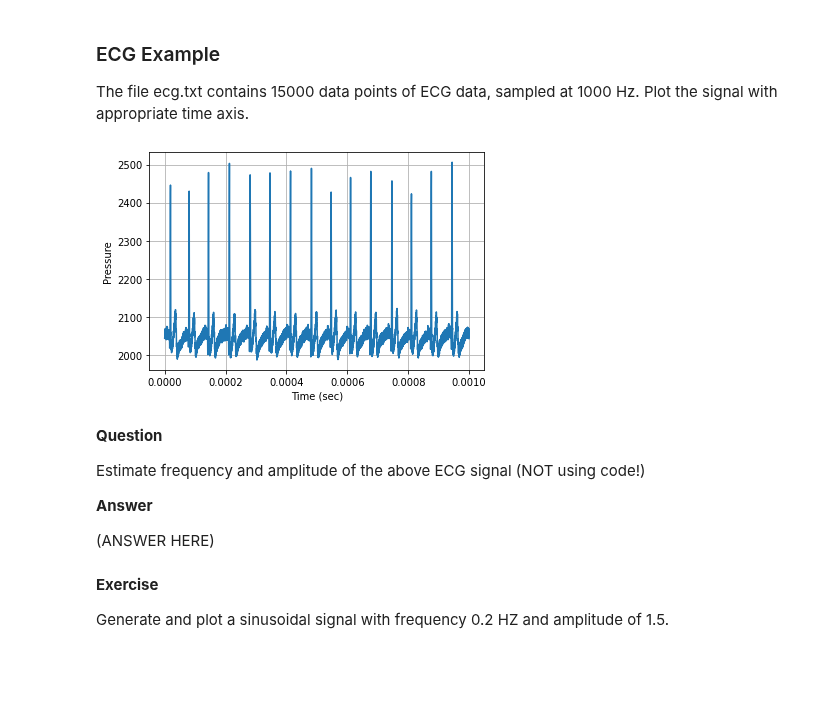
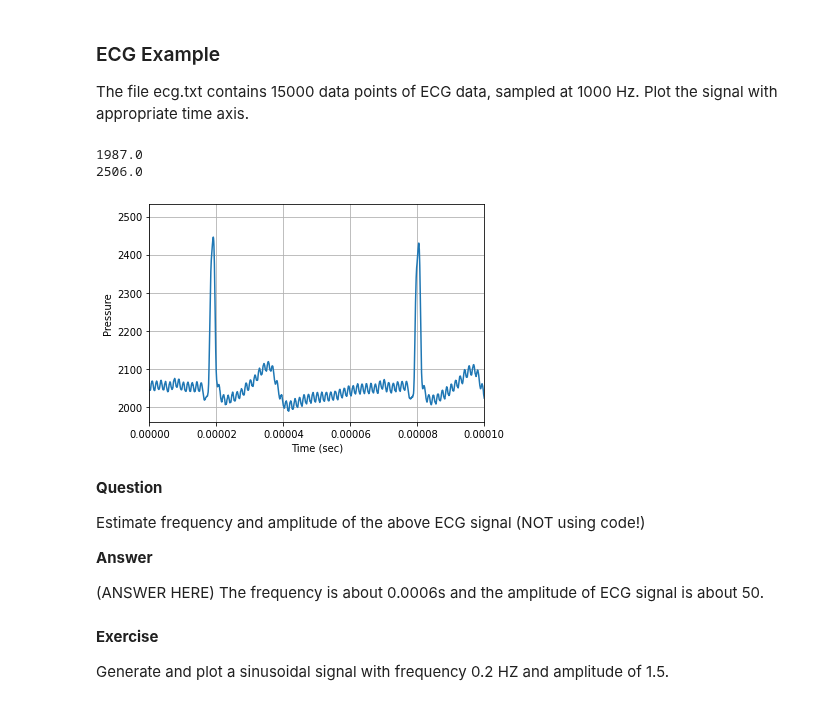
Before and after one commit to anaaparamesh/Week2_Public, a Jupyter notebook: Notebooks/02_SignalsProcessing/SignalsProcessing_Exercises.ipynb, the cells around one changed output. Drawn from its saved outputs; the diff is of its cells as text; code cells hidden in the pictures; blank space fills up the shorter version.

Commit message:
graphed the ECG

```diff
--- a/Notebooks/02_SignalsProcessing/SignalsProcessing_Exercises.ipynb
+++ b/Notebooks/02_SignalsProcessing/SignalsProcessing_Exercises.ipynb
@@ -38,16 +38,21 @@ The file ecg.txt contains 15000 data points of ECG data, sampled at 1000 Hz.  Pl
 # %%
 # Load the ECG example data
 ecg_url = 'https://raw.githubusercontent.com/BeaverWorksMedlytics2020/Data_Public/master/NotebookExampleData/Week2/ecg.txt'
 ecg_microvolts = np.loadtxt(ecg_url,skiprows=4)
 
 t = np.linspace(0.0, 0.001, num=15000)
 
 plt.plot(t, ecg_microvolts)
 plt.xlabel('Time (sec)')
 plt.ylabel('Pressure')
 plt.grid()
+plt.xlim([0,0.0001])
+print(ecg_microvolts.min())
+print(ecg_microvolts.max())
 # %% [output]
+1987.0
+2506.0
-[figure, old version]
+[figure, new version]
 # %% [markdown]
 __Question__
 
@@ -56,6 +61,7 @@ Estimate frequency and amplitude of the above ECG signal (NOT using code!)
 __Answer__
 
 (ANSWER HERE)
+The frequency is about 0.0006s and the amplitude of ECG signal is about 50.
 # %% [markdown]
 __Exercise__
 
```
